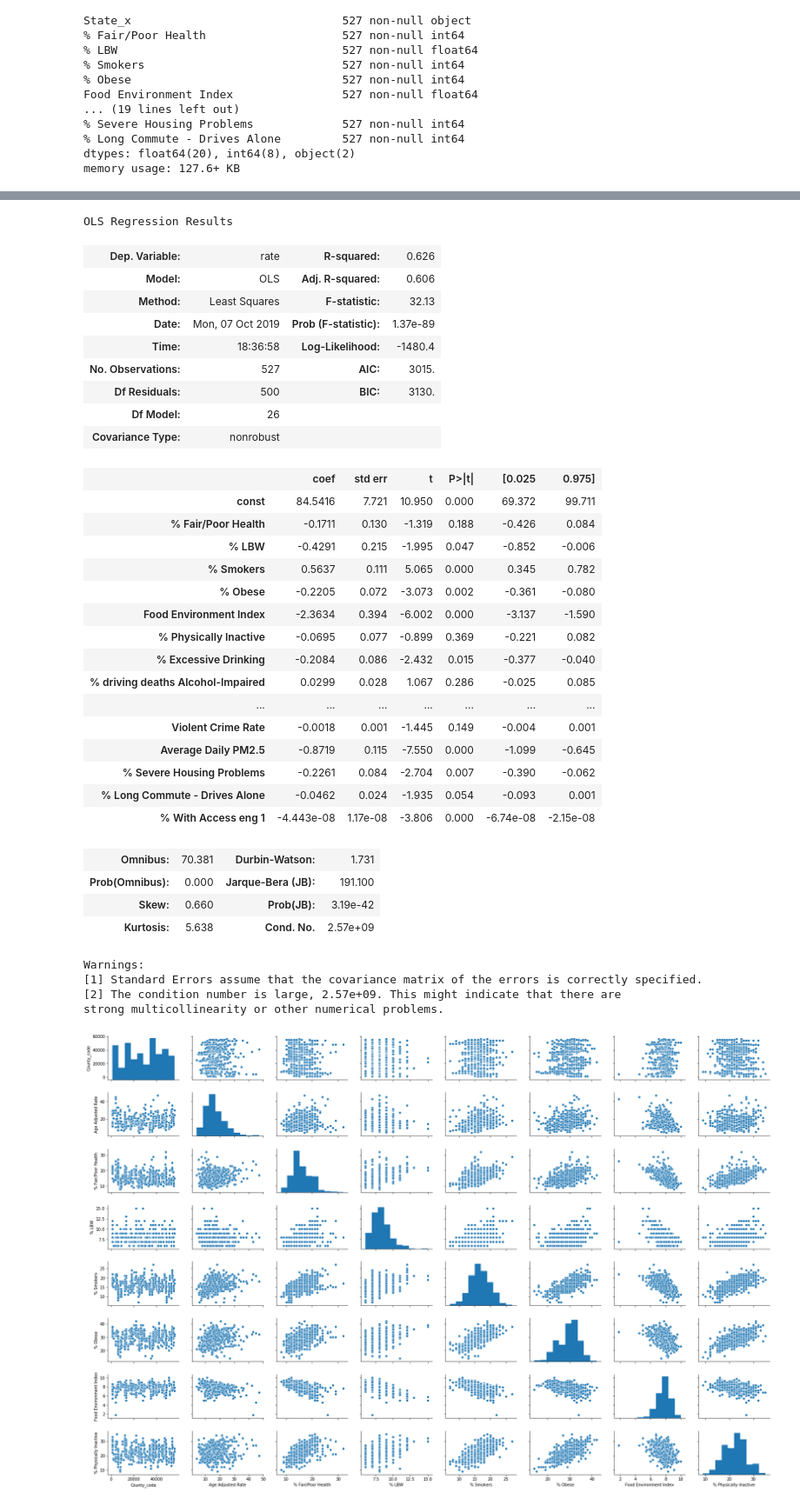
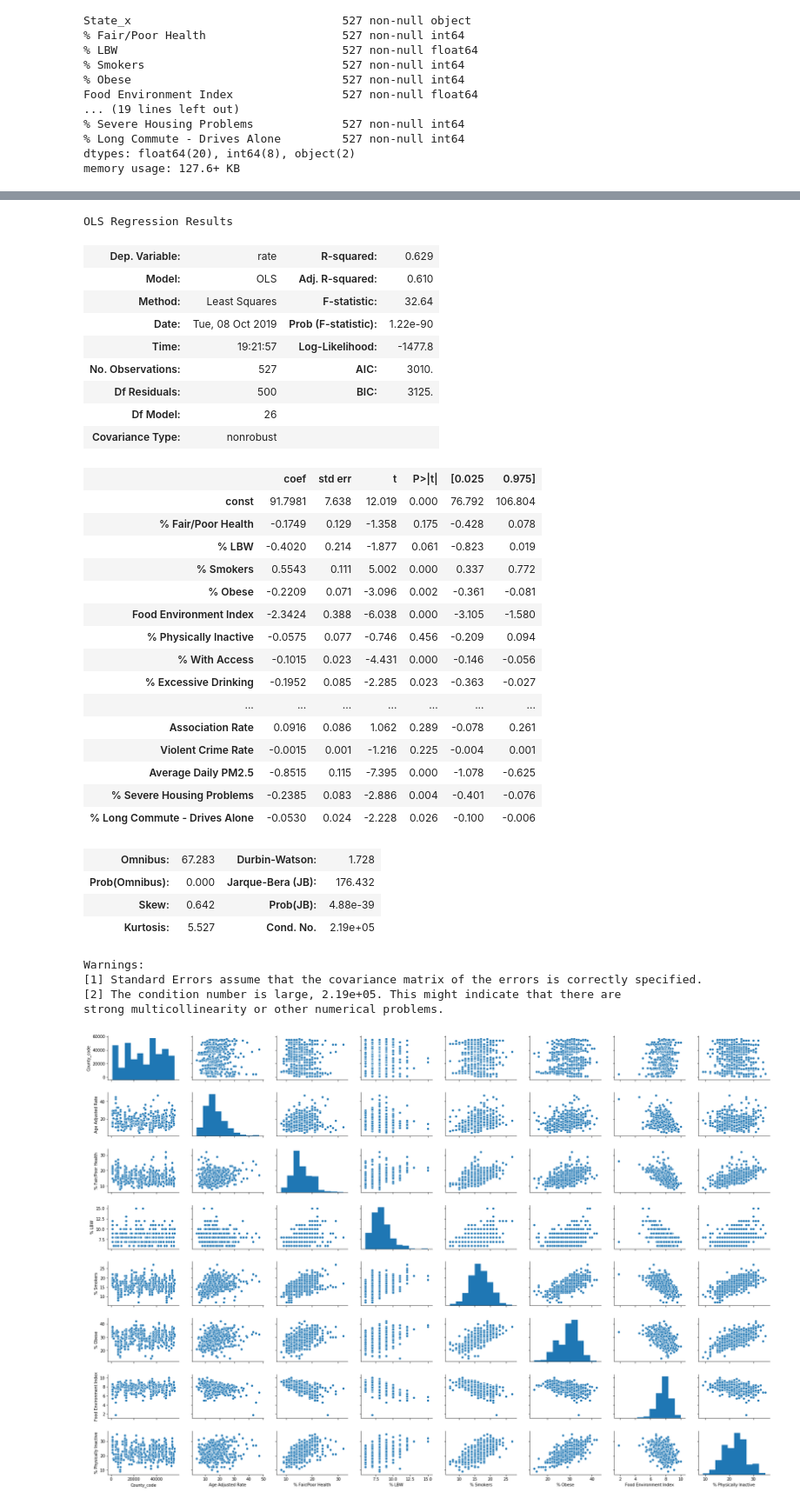
Before and after one commit to zoeyherm/predicting_suicide_rates, a Jupyter notebook: Suicide_data_OLS_VIF.ipynb, the cells around one changed output, grey strips where cells are left out. Shown at 87% size. Cells and saved outputs as stored; diff of their text form; code cells hidden in the pictures.

```diff
--- a/Suicide_data_OLS_VIF.ipynb
+++ b/Suicide_data_OLS_VIF.ipynb
@@ -287,48 +287,48 @@ strong multicollinearity or other numerical problems.
 # %%
 # OLS without patsy
 
 objectdroplist = ['State_x', 'County_code', 'County_x']
 
 Xnopat = a.drop(columns=["rate"] + objectdroplist).astype(float)
-ynopat = statdf.loc[:,"rate"].astype(float)
+ynopat = a.loc[:,"rate"].astype(float)
 
 model = sm.OLS(ynopat, sm.add_constant(Xnopat), data=a)
 results = model.fit()
 results.summary()
 # %% [output]
 OLS Regression Results
-| Dep. Variable: | rate | R-squared: | 0.626 |
-| Model: | OLS | Adj. R-squared: | 0.606 |
-| Method: | Least Squares | F-statistic: | 32.13 |
-| Date: | Mon, 07 Oct 2019 | Prob (F-statistic): | 1.37e-89 |
-| Time: | 18:36:58 | Log-Likelihood: | -1480.4 |
-| No. Observations: | 527 | AIC: | 3015. |
-| Df Residuals: | 500 | BIC: | 3130. |
+| Dep. Variable: | rate | R-squared: | 0.629 |
+| Model: | OLS | Adj. R-squared: | 0.610 |
+| Method: | Least Squares | F-statistic: | 32.64 |
+| Date: | Tue, 08 Oct 2019 | Prob (F-statistic): | 1.22e-90 |
+| Time: | 19:21:57 | Log-Likelihood: | -1477.8 |
+| No. Observations: | 527 | AIC: | 3010. |
+| Df Residuals: | 500 | BIC: | 3125. |
 | Df Model: | 26 |  |  |
 | Covariance Type: | nonrobust |  |  |
 |  | coef | std err | t | P>|t| | [0.025 | 0.975] |
-| const | 84.5416 | 7.721 | 10.950 | 0.000 | 69.372 | 99.711 |
-| % Fair/Poor Health | -0.1711 | 0.130 | -1.319 | 0.188 | -0.426 | 0.084 |
-| % LBW | -0.4291 | 0.215 | -1.995 | 0.047 | -0.852 | -0.006 |
-| % Smokers | 0.5637 | 0.111 | 5.065 | 0.000 | 0.345 | 0.782 |
-| % Obese | -0.2205 | 0.072 | -3.073 | 0.002 | -0.361 | -0.080 |
-| Food Environment Index | -2.3634 | 0.394 | -6.002 | 0.000 | -3.137 | -1.590 |
-| % Physically Inactive | -0.0695 | 0.077 | -0.899 | 0.369 | -0.221 | 0.082 |
-| % Excessive Drinking | -0.2084 | 0.086 | -2.432 | 0.015 | -0.377 | -0.040 |
-| % driving deaths Alcohol-Impaired | 0.0299 | 0.028 | 1.067 | 0.286 | -0.025 | 0.085 |
+| const | 91.7981 | 7.638 | 12.019 | 0.000 | 76.792 | 106.804 |
+| % Fair/Poor Health | -0.1749 | 0.129 | -1.358 | 0.175 | -0.428 | 0.078 |
+| % LBW | -0.4020 | 0.214 | -1.877 | 0.061 | -0.823 | 0.019 |
+| % Smokers | 0.5543 | 0.111 | 5.002 | 0.000 | 0.337 | 0.772 |
+| % Obese | -0.2209 | 0.071 | -3.096 | 0.002 | -0.361 | -0.081 |
+| Food Environment Index | -2.3424 | 0.388 | -6.038 | 0.000 | -3.105 | -1.580 |
+| % Physically Inactive | -0.0575 | 0.077 | -0.746 | 0.456 | -0.209 | 0.094 |
+| % With Access | -0.1015 | 0.023 | -4.431 | 0.000 | -0.146 | -0.056 |
+| % Excessive Drinking | -0.1952 | 0.085 | -2.285 | 0.023 | -0.363 | -0.027 |
 | ... | ... | ... | ... | ... | ... | ... |
-| Violent Crime Rate | -0.0018 | 0.001 | -1.445 | 0.149 | -0.004 | 0.001 |
-| Average Daily PM2.5 | -0.8719 | 0.115 | -7.550 | 0.000 | -1.099 | -0.645 |
-| % Severe Housing Problems | -0.2261 | 0.084 | -2.704 | 0.007 | -0.390 | -0.062 |
-| % Long Commute - Drives Alone | -0.0462 | 0.024 | -1.935 | 0.054 | -0.093 | 0.001 |
-| % With Access eng 1 | -4.443e-08 | 1.17e-08 | -3.806 | 0.000 | -6.74e-08 | -2.15e-08 |
+| Association Rate | 0.0916 | 0.086 | 1.062 | 0.289 | -0.078 | 0.261 |
+| Violent Crime Rate | -0.0015 | 0.001 | -1.216 | 0.225 | -0.004 | 0.001 |
+| Average Daily PM2.5 | -0.8515 | 0.115 | -7.395 | 0.000 | -1.078 | -0.625 |
+| % Severe Housing Problems | -0.2385 | 0.083 | -2.886 | 0.004 | -0.401 | -0.076 |
+| % Long Commute - Drives Alone | -0.0530 | 0.024 | -2.228 | 0.026 | -0.100 | -0.006 |
-| Omnibus: | 70.381 | Durbin-Watson: | 1.731 |
-| Prob(Omnibus): | 0.000 | Jarque-Bera (JB): | 191.100 |
-| Skew: | 0.660 | Prob(JB): | 3.19e-42 |
-| Kurtosis: | 5.638 | Cond. No. | 2.57e+09 |
+| Omnibus: | 67.283 | Durbin-Watson: | 1.728 |
+| Prob(Omnibus): | 0.000 | Jarque-Bera (JB): | 176.432 |
+| Skew: | 0.642 | Prob(JB): | 4.88e-39 |
+| Kurtosis: | 5.527 | Cond. No. | 2.19e+05 |
 Warnings:
 [1] Standard Errors assume that the covariance matrix of the errors is correctly specified.
-[2] The condition number is large, 2.57e+09. This might indicate that there are
+[2] The condition number is large, 2.19e+05. This might indicate that there are
 strong multicollinearity or other numerical problems.
 # %%
 sns.pairplot(a.iloc[:, :10], height=2, aspect=1.5);
```
Also changed, not shown: parts of 3 cells of this notebook, 4 other files.
